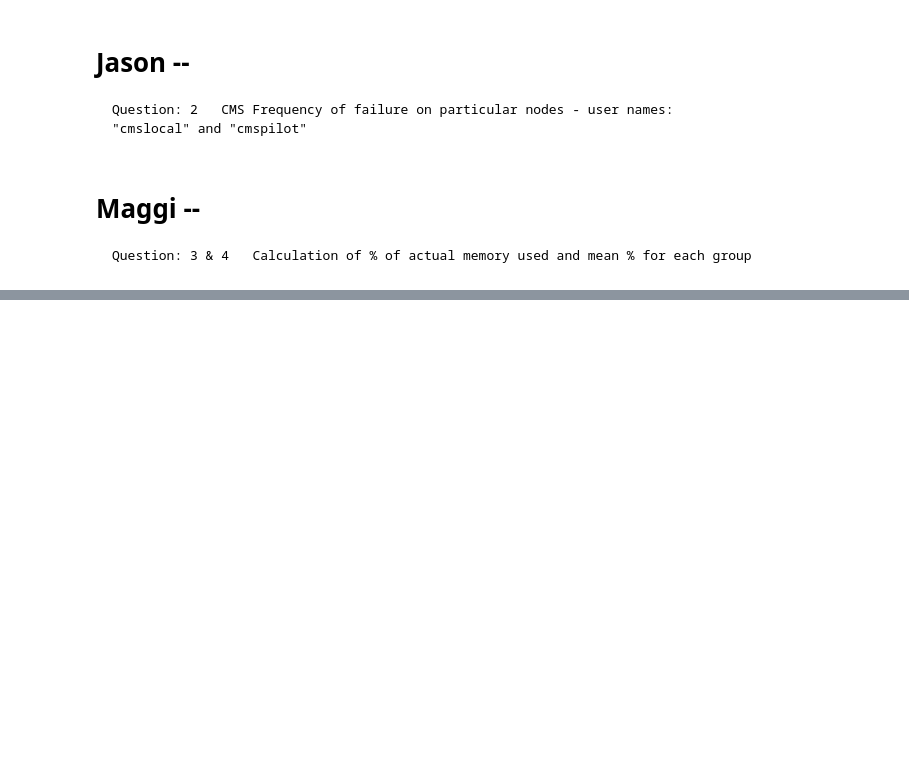
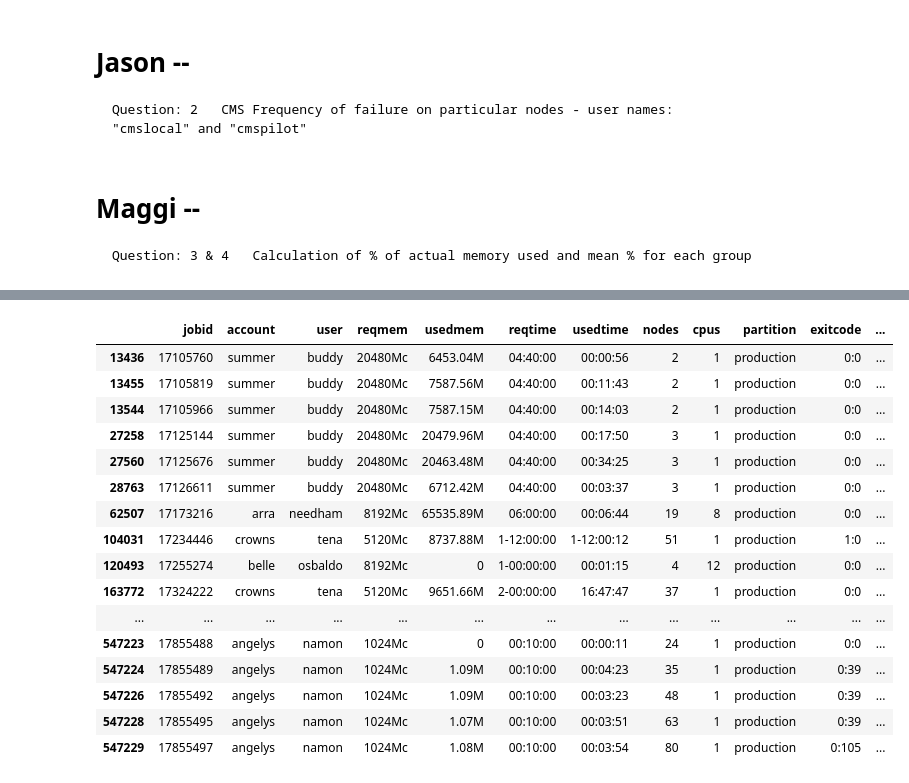
Before and after one commit to nss-data-science-cohort-4/dq2-accre-team-6, a Jupyter notebook: notebooks/dq2_notebook.ipynb, the cells around one changed output, grey strips where cells are left out. Cells and saved outputs as stored; diff of their text form; code cells hidden in the pictures; blank space fills up the shorter version.

```diff
--- a/notebooks/dq2_notebook.ipynb
+++ b/notebooks/dq2_notebook.ipynb
@@ -263,0 +316,20 @@ accre_jobs_piped
+# %%
+accre_jobs_piped[(accre_jobs_piped['reqmem'].str.contains('Mc')) & (accre_jobs_piped['nodes']>1)][:50]
+# %% [output]
+|  | jobid | account | user | reqmem | usedmem | reqtime | usedtime | nodes | cpus | partition | exitcode | ... |
+| 13436 | 17105760 | summer | buddy | 20480Mc | 6453.04M | 04:40:00 | 00:00:56 | 2 | 1 | production | 0:0 | ... |
+| 13455 | 17105819 | summer | buddy | 20480Mc | 7587.56M | 04:40:00 | 00:11:43 | 2 | 1 | production | 0:0 | ... |
+| 13544 | 17105966 | summer | buddy | 20480Mc | 7587.15M | 04:40:00 | 00:14:03 | 2 | 1 | production | 0:0 | ... |
+| 27258 | 17125144 | summer | buddy | 20480Mc | 20479.96M | 04:40:00 | 00:17:50 | 3 | 1 | production | 0:0 | ... |
+| 27560 | 17125676 | summer | buddy | 20480Mc | 20463.48M | 04:40:00 | 00:34:25 | 3 | 1 | production | 0:0 | ... |
+| 28763 | 17126611 | summer | buddy | 20480Mc | 6712.42M | 04:40:00 | 00:03:37 | 3 | 1 | production | 0:0 | ... |
+| 62507 | 17173216 | arra | needham | 8192Mc | 65535.89M | 06:00:00 | 00:06:44 | 19 | 8 | production | 0:0 | ... |
+| 104031 | 17234446 | crowns | tena | 5120Mc | 8737.88M | 1-12:00:00 | 1-12:00:12 | 51 | 1 | production | 1:0 | ... |
+| 120493 | 17255274 | belle | osbaldo | 8192Mc | 0 | 1-00:00:00 | 00:01:15 | 4 | 12 | production | 0:0 | ... |
+| 163772 | 17324222 | crowns | tena | 5120Mc | 9651.66M | 2-00:00:00 | 16:47:47 | 37 | 1 | production | 0:0 | ... |
+| ... | ... | ... | ... | ... | ... | ... | ... | ... | ... | ... | ... | ... |
+| 547223 | 17855488 | angelys | namon | 1024Mc | 0 | 00:10:00 | 00:00:11 | 24 | 1 | production | 0:0 | ... |
+| 547224 | 17855489 | angelys | namon | 1024Mc | 1.09M | 00:10:00 | 00:04:23 | 35 | 1 | production | 0:39 | ... |
+| 547226 | 17855492 | angelys | namon | 1024Mc | 1.09M | 00:10:00 | 00:03:23 | 48 | 1 | production | 0:39 | ... |
+| 547228 | 17855495 | angelys | namon | 1024Mc | 1.07M | 00:10:00 | 00:03:51 | 63 | 1 | production | 0:39 | ... |
+| 547229 | 17855497 | angelys | namon | 1024Mc | 1.08M | 00:10:00 | 00:03:54 | 80 | 1 | production | 0:105 | ... |
```
Also changed, not shown: parts of 18 cells of this notebook.
